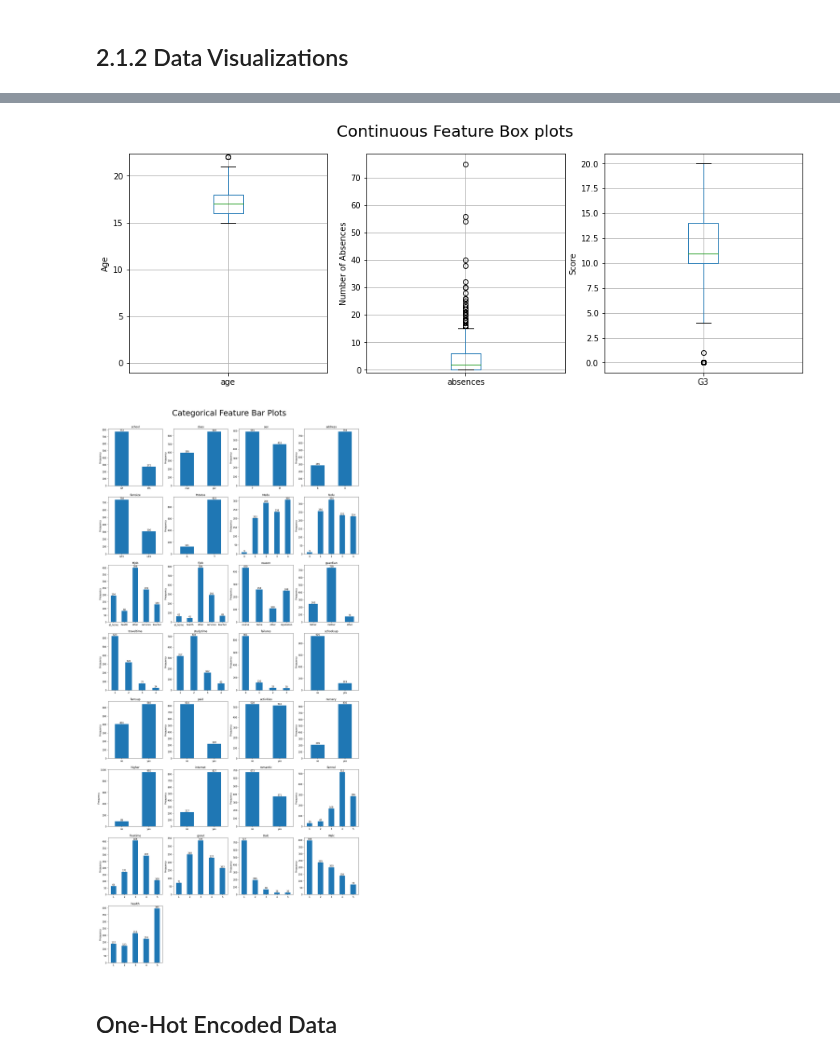
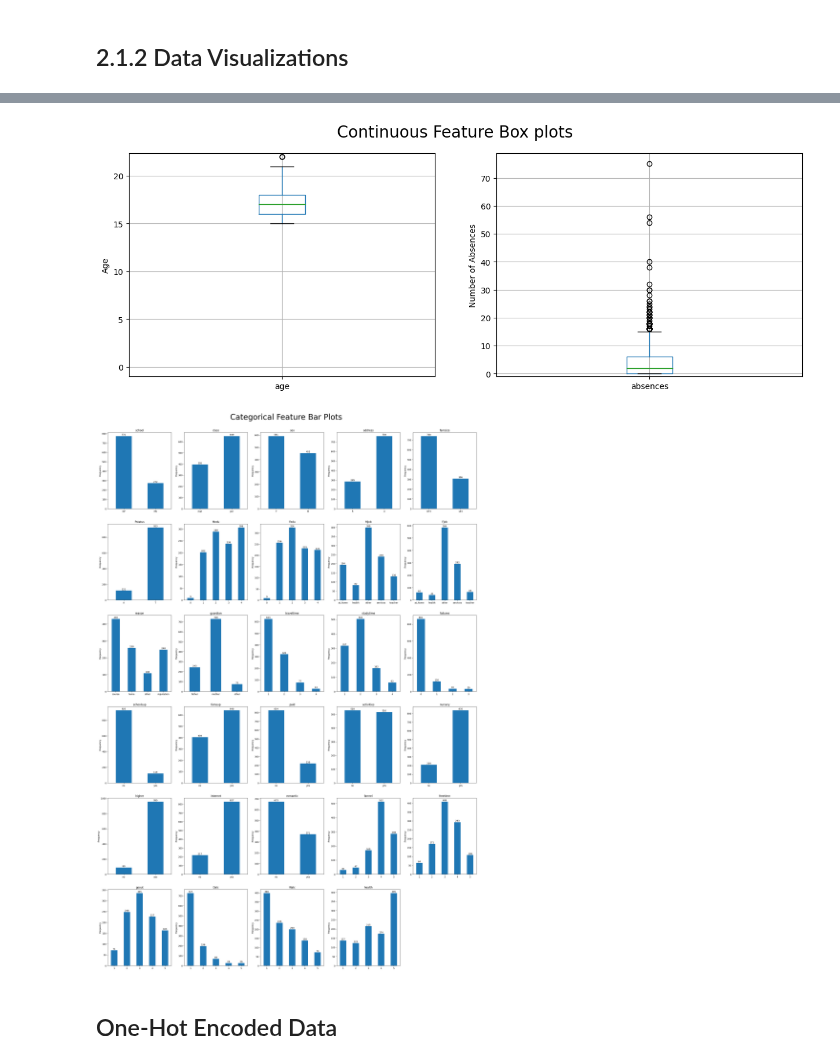
Before and after one commit to razatsutradhar/DS_exam_evaluation, a Jupyter notebook: data/final_project_data.ipynb, the cells around one changed output, grey strips where cells are left out. Cells and saved outputs as stored; diff of their text form; code cells hidden in the pictures.

Commit message:
Changed G3 from continuous to categorical in visuals

```diff
--- a/data/final_project_data.ipynb
+++ b/data/final_project_data.ipynb
@@ -59,8 +59,8 @@ memory usage: 269.2+ KB
 ## 2.1 Data Quality Reports
 # %%
 cat_features = ['school', 'class', 'sex', 'address', 'famsize', 'Pstatus', 'Medu', 'Fedu', 'Mjob', 'Fjob', 'reason', 'guardian', 'traveltime', 'studytime', 'failures',
-                'schoolsup' ,'famsup', 'paid', 'activities', 'nursery', 'higher', 'internet', 'romantic', 'famrel', 'freetime', 'goout', 'Dalc', 'Walc', 'health']
-cont_features = ['age', 'absences', 'G3']
+                'schoolsup' ,'famsup', 'paid', 'activities', 'nursery', 'higher', 'internet', 'romantic', 'famrel', 'freetime', 'goout', 'Dalc', 'Walc', 'health', 'G3']
+cont_features = ['age', 'absences']
 
 cat_df = df[cat_features]
 cont_df = df[cont_features]
@@ -130,7 +129,7 @@ cont_dq_report.head()
 ## 2.1.2 Data Visualizations
 # %%
 # Continuous Feature Histograms
-fig, axes = plt.subplots(1, 3, figsize=(10,6))
+fig, axes = plt.subplots(1, 2, figsize=(10,6))
 
 fig.suptitle("Continuous Feature Histograms", fontsize=20)
 for i, feature in enumerate(cont_features):
@@ -144,6 +143,6 @@ plt.show()
 # %%
 # Continuous Feature Box Plots
-fig, axes = plt.subplots(1, 3, figsize=(15,5))
+fig, axes = plt.subplots(1, 2, figsize=(15,5))
 plt.suptitle('Continuous Feature Box plots', fontsize=20)
 
 for i, feature in enumerate(cont_features):
@@ -152,41 +151,40 @@ for i, feature in enumerate(cont_features):
 
 axes[0].set_ylabel('Age')
 axes[1].set_ylabel('Number of Absences')
-axes[2].set_ylabel('Score')
 
 plt.show()
 # %% [output]
-[figure, old version]
+[figure, new version]
 # %%
 # Categorical Feature Bar Plots
-fig = plt.figure(figsize=(20, 40))
+fig = plt.figure(figsize=(30, 40))
 
 fig.suptitle("Categorical Feature Bar Plots", fontsize=35)
 # Adjusting white space under title
 fig.tight_layout()
 fig.subplots_adjust(top=0.95)
 
 for i in range(1,30):
-    ax = fig.add_subplot(8, 4, i)
+    ax = fig.add_subplot(6, 5, i)
     feature = cat_features[i-1]
     plt.title(feature)
     ax = cat_df[feature].value_counts().sort_index().plot(kind='bar') # sort_index so that ordinal values are in order
     plt.xticks(rotation=0)
     plt.ylabel('Frequency')
     # Adds frequencies above each bar
     for bar in ax.patches:
         # Get X and Y placement of label of bar
         y_val = bar.get_height()
         x_val = bar.get_x() + bar.get_width() / 2
         label = "{:.0f}".format(y_val)
 
         # Create annotation
         ax.annotate(label, (x_val, y_val),
             xytext=(0, 1), textcoords="offset points", ha='center', va='bottom')
 
 plt.show()
 # %% [output]
-[figure, old version]
+[figure, new version]
 # %% [markdown]
 ## One-Hot Encoded Data
 # %%
```
Also changed, not shown: parts of 4 cells of this notebook.
